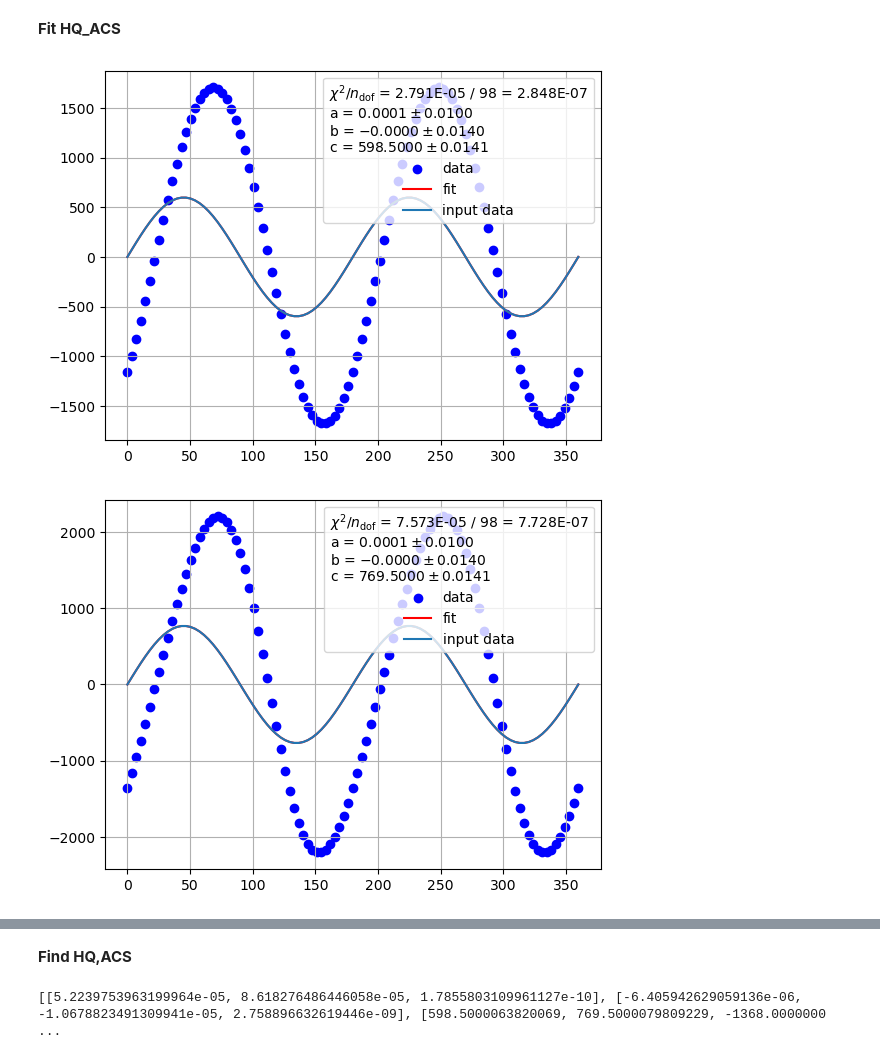
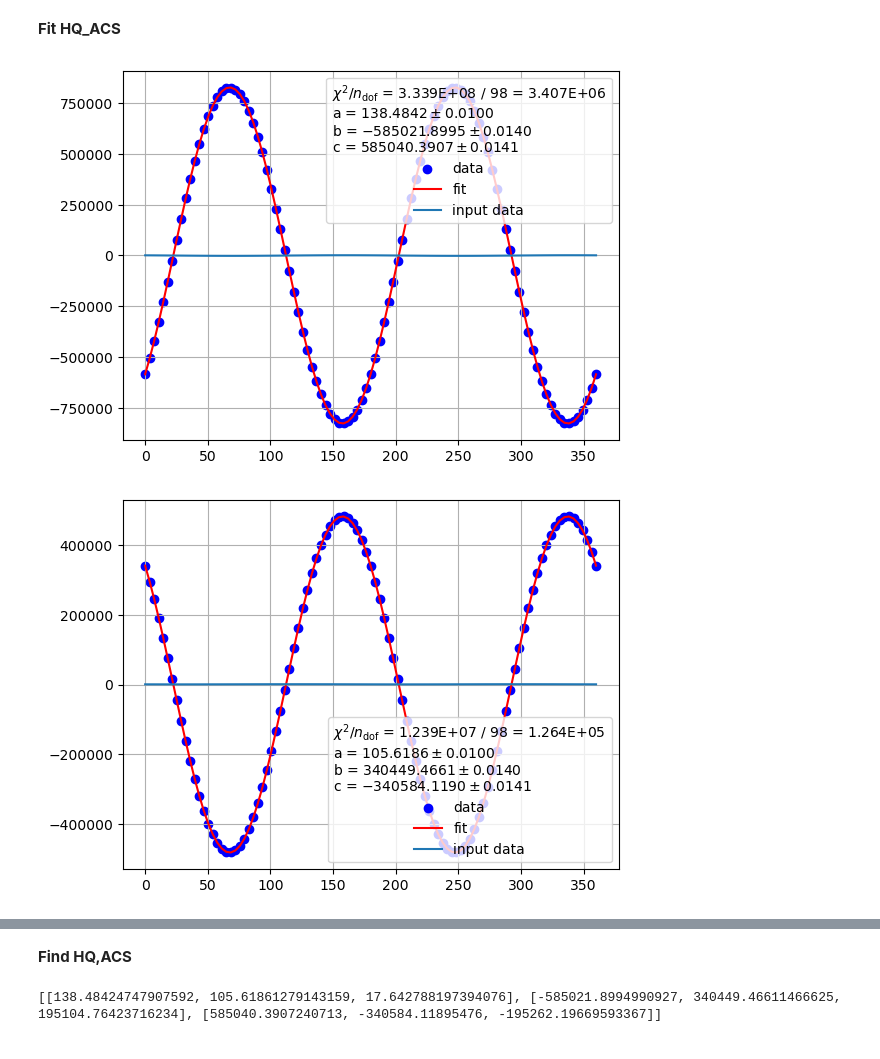
Before and after one commit to AstrobioShiva/Script_project, a Jupyter notebook: fitting_B11.ipynb, the cells around one changed output, grey strips where cells are left out. Cells and saved outputs as stored; diff of their text form; code cells hidden in the pictures.

```diff
--- a/fitting_B11.ipynb
+++ b/fitting_B11.ipynb
@@ -522,10 +522,10 @@ for i in range(0,3):
     f_acs[i] = np.subtract(df[i].freq_diff, np.add(HQ1[i], HQCSA[i]))
     # print(HQCSA[i])
 
-    # least_squares = LeastSquares(df[i].angle, f_acs[i], 0.1,fourier3)
+    least_squares = LeastSquares(df[i].angle, f_acs[i], 0.1,fourier3)
 
     #***********************Trying to fit input ACS ****************
-    least_squares = LeastSquares(df[i].angle, df[i].acs, 0.1,fourier3)
+    # least_squares = LeastSquares(df[i].angle, df[i].acs, 0.1,fourier3)
 
     m_acs[i] = Minuit(least_squares, a = 1000, b = 100, c= 100)
     # m_acs[i].fixed["c"] = True
@@ -534,32 +534,32 @@ for i in range(0,3):
 
     m_acs[i].migrad()  # finds minimum of least_squares function
     m_acs[i].hesse()   # accurately computes uncertainties
     fit_info = [
         f"$\\chi^2$/$n_\\mathrm{{dof}}$ = {m_acs[i].fval:.3E} / {m_acs[i].ndof:.0f} = {m_acs[i].fmin.reduced_chi2:.3E}",
     ]
 
 
 
     for p, v, e in zip(m_d[i].parameters, m_acs[i].values, m_acs[i].errors):
         fit_info.append(f"{p} = ${v:.4f} \\pm {e:.4f}$")
 
     # corr_mat = (m_acs[i].covariance.correlation())
     # # print(corr_mat)
     # # print(m_d[i].migrad())
     # # plt.imshow(corr_mat, cmap='coolwarm')
 
     # draw data and fitted line
     plt.scatter(df[i].angle, f_acs[i], label="data", color = 'blue')
     plt.plot(df[i].angle, fourier3(df[i].angle, *m_acs[i].values), label="fit", color = 'red')
     plt.plot(df[i].angle, df[i].acs, label = "input data")
     # plt.plot(xdata, HQ1[i], label = 'input ')
     # plt.xlabel(r'$Angle$')
     # plt.ylabel(r'$Frequency (Hz)$')
     # # plt.title(titles[i] +'\n'r'$Fitting\ of\ H^1_{CSA} = A + B(cos2\theta )+ C(sin2\theta)$')
     # plt.title(titles[i])
     plt.legend(title="\n".join(fit_info))
     plt.grid()
     plt.show()
 # %% [output]
-[figure, old version]
+[figure, new version]
-[figure, old version]
+[figure, new version]
@@ -578,7 +578,7 @@ for i in range(0,3):
         par_acs[k][i] = m_acs[i].values[k]
 print(par_acs)
 # %% [output]
-[[5.2239753963199964e-05, 8.618276486446058e-05, 1.7855803109961127e-10], [-6.405942629059136e-06, -1.0678823491309941e-05, 2.758896632619446e-09], [598.5000063820069, 769.5000079809229, -1368.0000000 ...
+[[138.48424747907592, 105.61861279143159, 17.642788197394076], [-585021.8994990927, 340449.46611466625, 195104.76423716234], [585040.3907240713, -340584.11895476, -195262.19669593367]]
 # %%
 a = np.array([[gxy_q, gxz_q, 0], [gxy_q, -gxz_q, -2*gyz_q], [gxz_q, gxy_q, (gyy_q - gzz_q)]])
 b = np.array([-a_acs[2]*wX, b_acs[2]*wX, c_acs[2]*wX])
```
Also changed, not shown: parts of 9 cells of this notebook, 3 other files.
